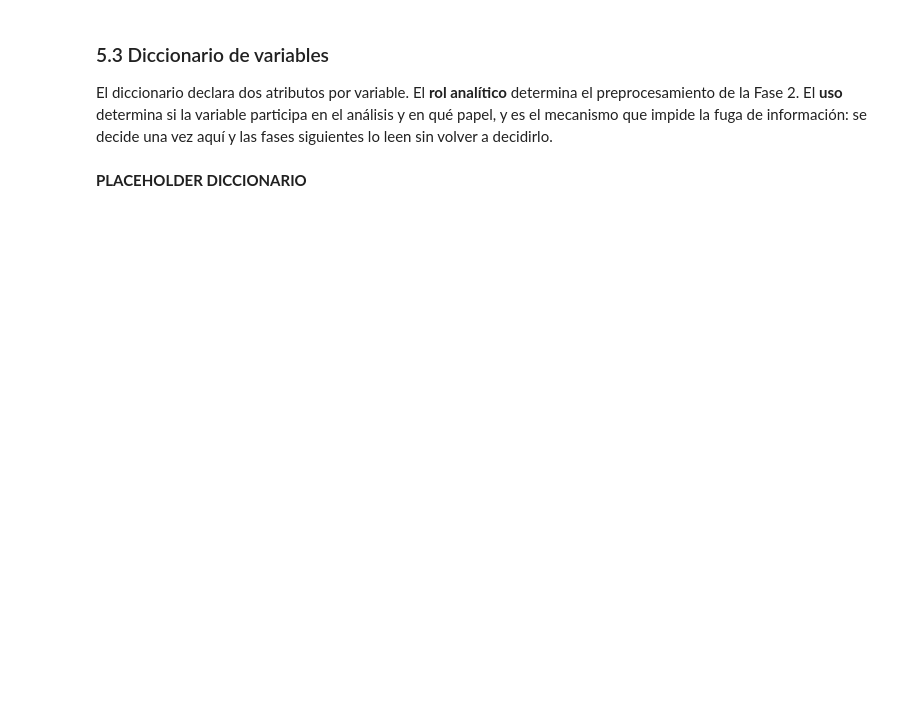
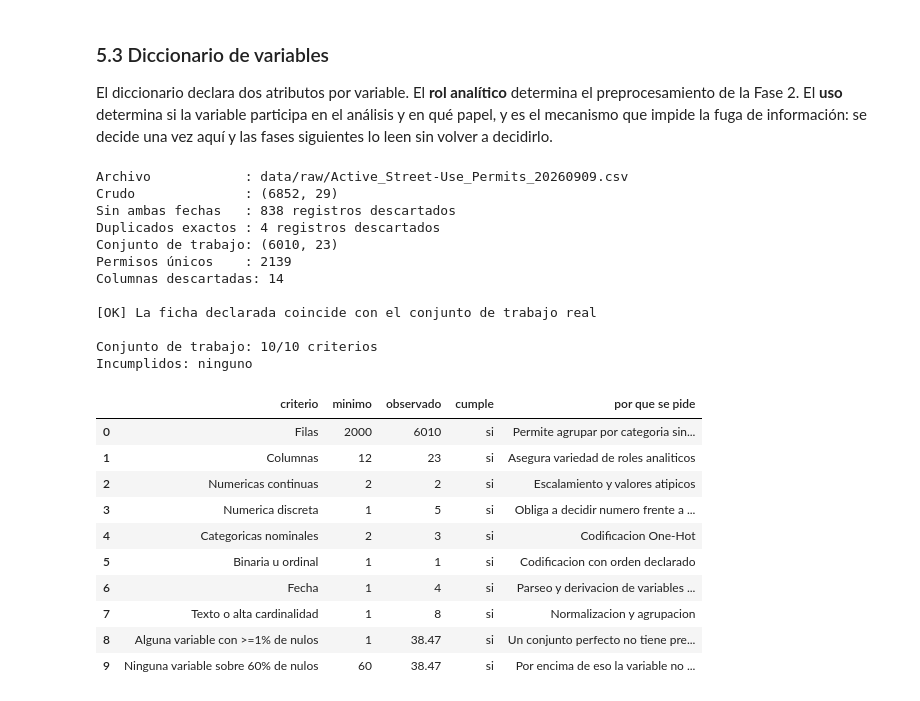
Before and after one commit to RJaramilloP/proyecto-grupo5-mcdi500, a Jupyter notebook: F1/F1_Prueba.ipynb, the cells around one changed output. Cells and saved outputs as stored; diff of their text form; code cells hidden in the pictures; blank space fills up the shorter version.

```diff
--- a/F1/F1_Prueba.ipynb
+++ b/F1/F1_Prueba.ipynb
@@ -797,5 +916,80 @@ El diccionario declara dos atributos por variable. El **rol analítico** determi
 preprocesamiento de la Fase 2. El **uso** determina si la variable participa en el análisis y
 en qué papel, y es el mecanismo que impide la fuga de información: se decide una vez aquí y
 las fases siguientes lo leen sin volver a decidirlo.
-# %% [markdown]
-**PLACEHOLDER DICCIONARIO**
+# %%
+ARCHIVO = utilidades.buscar_archivo(FICHA["archivo"], RAIZ)
+
+if ARCHIVO is None:
+    crudo = trabajo = None
+    print("[PENDIENTE] No se encontró", FICHA["archivo"])
+    print("Descárguelo desde:", FICHA["url"])
+    print("y guárdelo en    :", DIR_CRUDO.relative_to(RAIZ).as_posix())
+else:
+    crudo = utilidades.leer_crudo(ARCHIVO)
+    trabajo = utilidades.construir_conjunto_trabajo(crudo)
+
+    conv = utilidades.convertir_tipos(crudo)
+    sin_objetivo = int((conv["permit_end_date"] - conv["permit_start_date"]).dt.days.isna().sum())
+    duplicadas = crudo.shape[0] - sin_objetivo - trabajo.shape[0]
+
+    print("Archivo            :", ARCHIVO.relative_to(RAIZ).as_posix())
+    print("Crudo              :", crudo.shape)
+    print("Sin ambas fechas   :", sin_objetivo, "registros descartados")
+    print("Duplicados exactos :", duplicadas, "registros descartados")
+    print("Conjunto de trabajo:", trabajo.shape)
+    print("Permisos únicos    :", trabajo.permit_number.nunique())
+    print("Columnas descartadas:", len(utilidades.DESCARTES))
+
+FICHA_GRUPO = {
+    "titulo": FICHA["titulo"] + " — conjunto de trabajo",
+    "autor": FICHA["autor"],
+    "plataforma": FICHA["plataforma"],
+    "url": FICHA["url"],
+    "licencia_abierta": FICHA["licencia_abierta"],
+    "archivo": FICHA["archivo"],
+    "filas": 6010,
+    "columnas": 23,
+    "roles": {"alta cardinalidad": 7, "discreta": 5, "fecha": 4, "nominal": 3,
+              "continua": 2, "texto libre": 1, "binaria": 1, "ordinal": 0},
+    "pct_nulos_max_variable": 38.47,     # Inspector
+    "pct_nulos_min_no_cero": 0.05,       # analysis_neighborhood
+}
+
+evaluacion = evaluar_criterios(FICHA_GRUPO)
+incumplidos = evaluacion.loc[evaluacion["cumple"] == "NO", "criterio"].tolist()
+
+if trabajo is not None:
+    # La ficha es una declaracion; aqui se comprueba contra el conjunto real.
+    nulos = (trabajo.isna().mean() * 100).round(2)
+    assert FICHA_GRUPO["filas"] == len(trabajo), "La ficha declara otro numero de filas."
+    assert FICHA_GRUPO["columnas"] == trabajo.shape[1], "La ficha declara otro numero de columnas."
+    assert abs(FICHA_GRUPO["pct_nulos_max_variable"] - nulos.max()) < 0.01
+    print("\n[OK] La ficha declarada coincide con el conjunto de trabajo real")
+
+print(f"\nConjunto de trabajo: {len(evaluacion) - len(incumplidos)}/{len(evaluacion)} criterios")
+print("Incumplidos:", incumplidos or "ninguno")
+evaluacion
+# %% [output]
+Archivo            : data/raw/Active_Street-Use_Permits_20260909.csv
+Crudo              : (6852, 29)
+Sin ambas fechas   : 838 registros descartados
+Duplicados exactos : 4 registros descartados
+Conjunto de trabajo: (6010, 23)
+Permisos únicos    : 2139
+Columnas descartadas: 14
+
+[OK] La ficha declarada coincide con el conjunto de trabajo real
+
+Conjunto de trabajo: 10/10 criterios
+Incumplidos: ninguno
+|  | criterio | minimo | observado | cumple | por que se pide |
+| 0 | Filas | 2000 | 6010 | si | Permite agrupar por categoria sin... |
+| 1 | Columnas | 12 | 23 | si | Asegura variedad de roles analiticos |
+| 2 | Numericas continuas | 2 | 2 | si | Escalamiento y valores atipicos |
+| 3 | Numerica discreta | 1 | 5 | si | Obliga a decidir numero frente a ... |
+| 4 | Categoricas nominales | 2 | 3 | si | Codificacion One-Hot |
+| 5 | Binaria u ordinal | 1 | 1 | si | Codificacion con orden declarado |
+| 6 | Fecha | 1 | 4 | si | Parseo y derivacion de variables ... |
+| 7 | Texto o alta cardinalidad | 1 | 8 | si | Normalizacion y agrupacion |
+| 8 | Alguna variable con >=1% de nulos | 1 | 38.47 | si | Un conjunto perfecto no tiene pre... |
+| 9 | Ninguna variable sobre 60% de nulos | 60 | 38.47 | si | Por encima de eso la variable no ... |
```
Also changed, not shown: parts of 7 cells of this notebook.
